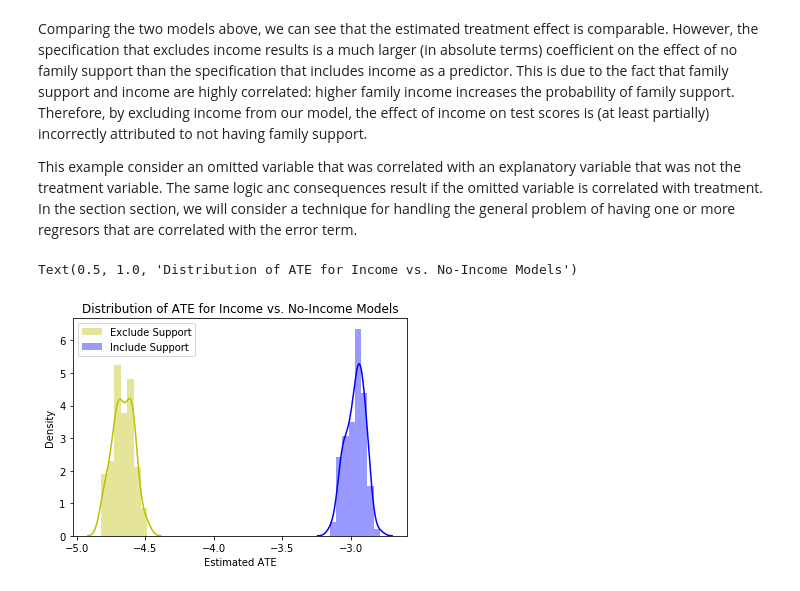
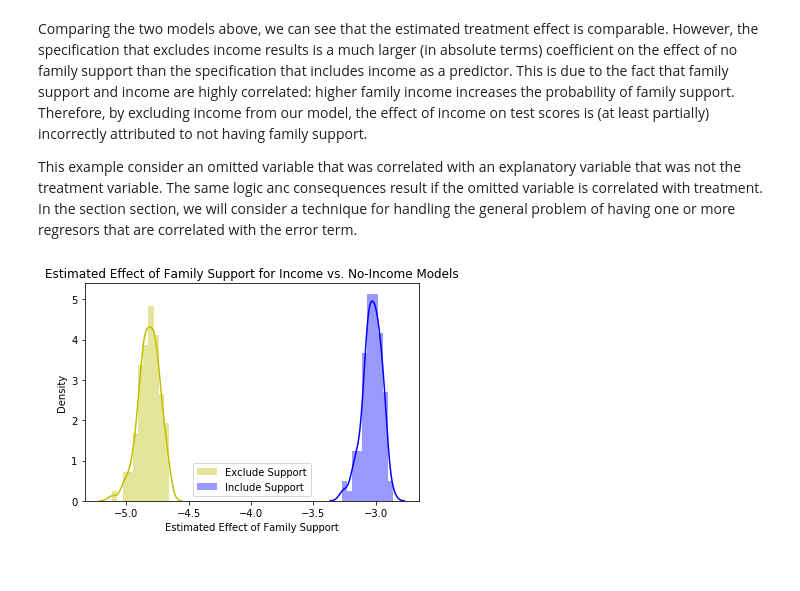
Before and after one commit to zduey/metrics, a Jupyter notebook: 01_linear_regression.ipynb, the cells around one changed output. Cells and saved outputs as stored; diff of their text form; code cells hidden in the pictures.

Commit message:
updated notebooks/images

```diff
--- a/01_linear_regression.ipynb
+++ b/01_linear_regression.ipynb
@@ -401,26 +453,26 @@ This example consider an omitted variable that was correlated with an explanator
 # %%
 repeated_samples = 100
 sample_size = 1000
 no_income_results = []
 income_results = []
 for i in range(repeated_samples):
     student_sample = np.random.choice(treatment_df.index, replace=False, size=sample_size)
     sample_df = treatment_df.loc[student_sample, :]
     res = smf.ols(formula="score ~ 1 + treated + no_support", data=sample_df).fit()
     no_income_results.append(res.params["no_support"])
     res = smf.ols(formula="score ~ 1 + treated + no_support + income", data=sample_df).fit()
     income_results.append(res.params["no_support"])
 
 fix, ax = plt.subplots()
-sns.distplot(no_support_results, color="y", ax=ax, label="Exclude Support")
-sns.distplot(support_results, color="b", ax=ax, label="Include Support")
-ax.set_xlabel("Estimated ATE")
+sns.distplot(no_income_results, color="y", ax=ax, label="Exclude Support")
+sns.distplot(income_results, color="b", ax=ax, label="Include Support")
+ax.set_xlabel("Estimated Effect of Family Support")
 ax.set_ylabel("Density")
 ax.legend()
-ax.set_title("Distribution of ATE for Income vs. No-Income Models")
+ax.set_title("Estimated Effect of Family Support for Income vs. No-Income Models")
+plt.savefig("./images/family_support_coef.png", dpi=300)
 # %% [output]
-Text(0.5, 1.0, 'Distribution of ATE for Income vs. No-Income Models')
-[figure, old version]
+[figure, new version]
 # %%
 repeated_samples = 100
 sample_size = 1000
```
Also changed, not shown: parts of 18 cells of this notebook, 24 other files.
